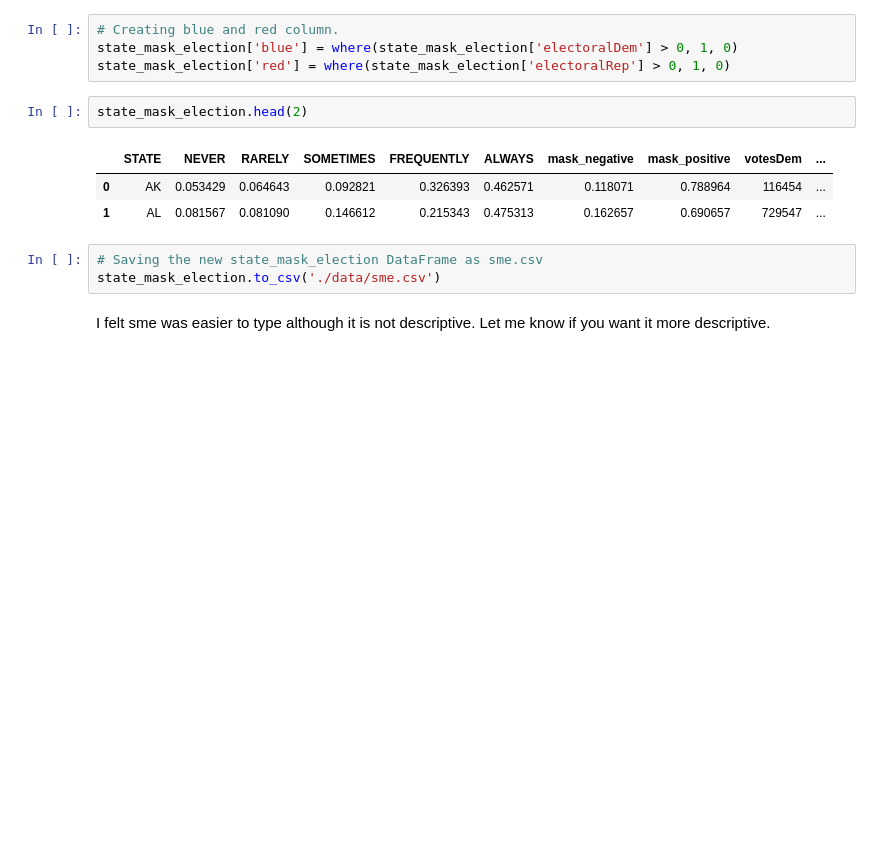
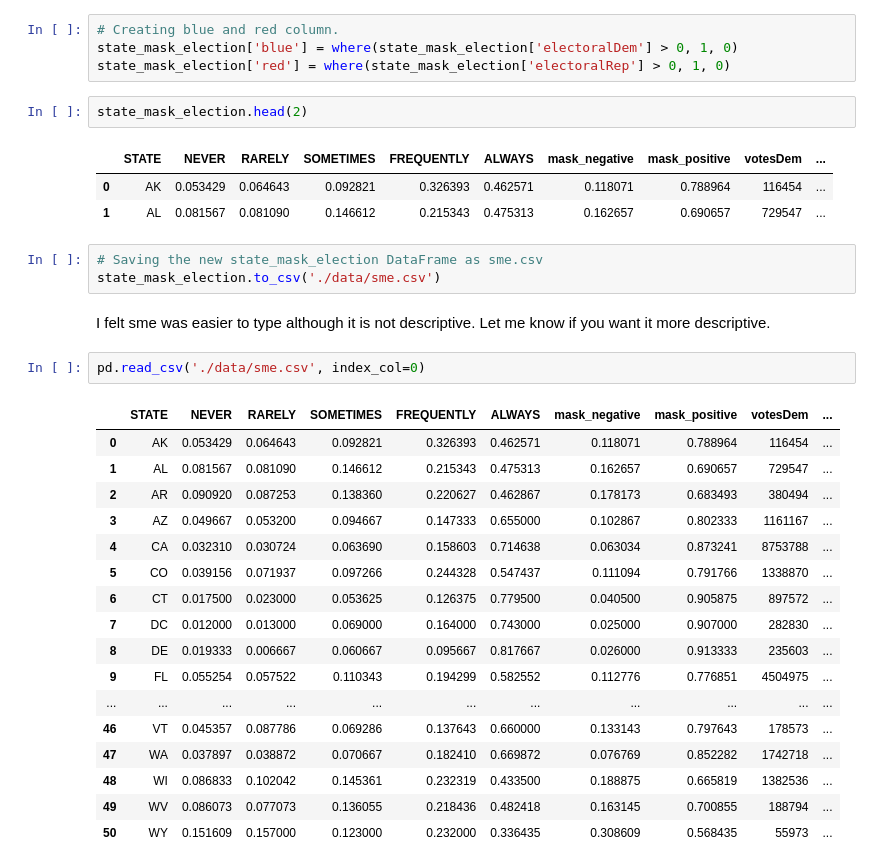
Before and after one commit to vmohan96/Decoding-COVID-19, a Jupyter notebook: ALEX-EDA.ipynb, the cells around one changed output. Cells and saved outputs as stored; diff of their text form; blank space fills up the shorter version.

```diff
--- a/ALEX-EDA.ipynb
+++ b/ALEX-EDA.ipynb
@@ -239,3 +239,23 @@ state_mask_election.head(2)
 state_mask_election.to_csv('./data/sme.csv')
 # %% [markdown]
 I felt sme was easier to type although it is not descriptive. Let me know if you want it more descriptive.
+# %%
+pd.read_csv('./data/sme.csv', index_col=0)
+# %% [output]
+|  | STATE | NEVER | RARELY | SOMETIMES | FREQUENTLY | ALWAYS | mask_negative | mask_positive | votesDem | ... |
+| 0 | AK | 0.053429 | 0.064643 | 0.092821 | 0.326393 | 0.462571 | 0.118071 | 0.788964 | 116454 | ... |
+| 1 | AL | 0.081567 | 0.081090 | 0.146612 | 0.215343 | 0.475313 | 0.162657 | 0.690657 | 729547 | ... |
+| 2 | AR | 0.090920 | 0.087253 | 0.138360 | 0.220627 | 0.462867 | 0.178173 | 0.683493 | 380494 | ... |
+| 3 | AZ | 0.049667 | 0.053200 | 0.094667 | 0.147333 | 0.655000 | 0.102867 | 0.802333 | 1161167 | ... |
+| 4 | CA | 0.032310 | 0.030724 | 0.063690 | 0.158603 | 0.714638 | 0.063034 | 0.873241 | 8753788 | ... |
+| 5 | CO | 0.039156 | 0.071937 | 0.097266 | 0.244328 | 0.547437 | 0.111094 | 0.791766 | 1338870 | ... |
+| 6 | CT | 0.017500 | 0.023000 | 0.053625 | 0.126375 | 0.779500 | 0.040500 | 0.905875 | 897572 | ... |
+| 7 | DC | 0.012000 | 0.013000 | 0.069000 | 0.164000 | 0.743000 | 0.025000 | 0.907000 | 282830 | ... |
+| 8 | DE | 0.019333 | 0.006667 | 0.060667 | 0.095667 | 0.817667 | 0.026000 | 0.913333 | 235603 | ... |
+| 9 | FL | 0.055254 | 0.057522 | 0.110343 | 0.194299 | 0.582552 | 0.112776 | 0.776851 | 4504975 | ... |
+| ... | ... | ... | ... | ... | ... | ... | ... | ... | ... | ... |
+| 46 | VT | 0.045357 | 0.087786 | 0.069286 | 0.137643 | 0.660000 | 0.133143 | 0.797643 | 178573 | ... |
+| 47 | WA | 0.037897 | 0.038872 | 0.070667 | 0.182410 | 0.669872 | 0.076769 | 0.852282 | 1742718 | ... |
+| 48 | WI | 0.086833 | 0.102042 | 0.145361 | 0.232319 | 0.433500 | 0.188875 | 0.665819 | 1382536 | ... |
+| 49 | WV | 0.086073 | 0.077073 | 0.136055 | 0.218436 | 0.482418 | 0.163145 | 0.700855 | 188794 | ... |
+| 50 | WY | 0.151609 | 0.157000 | 0.123000 | 0.232000 | 0.336435 | 0.308609 | 0.568435 | 55973 | ... |
```
Also changed, not shown: parts of 1 cell of this notebook.
